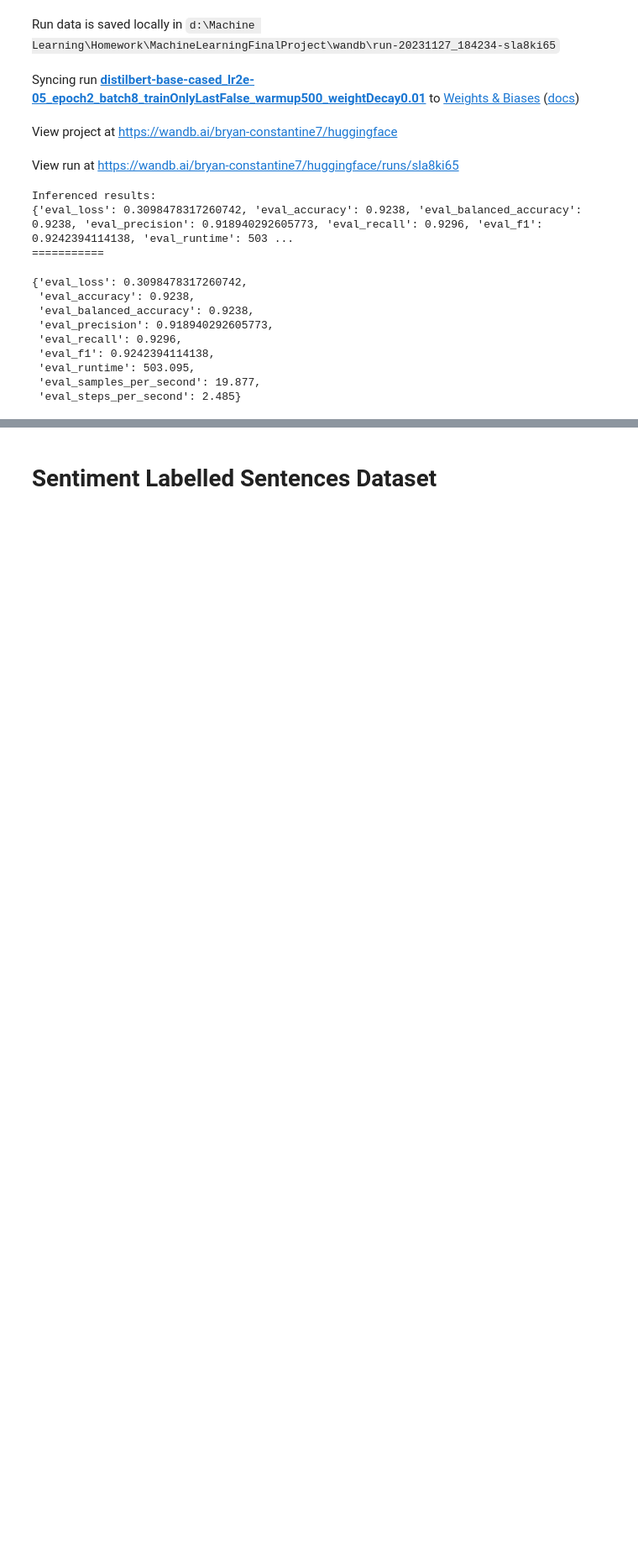
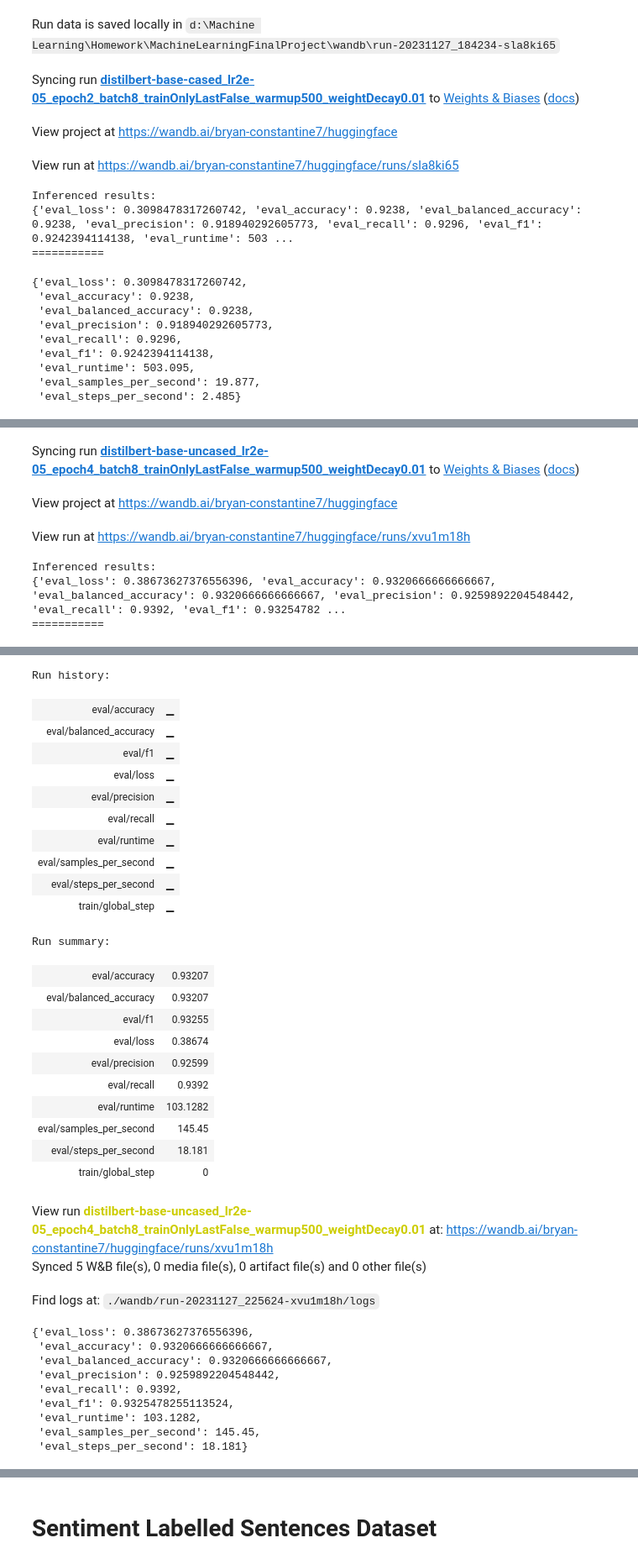
Before and after one commit to bconstantine/MachineLearningFinalProject, a Jupyter notebook: Bryan_EDA.ipynb, the cells around one changed output, grey strips where cells are left out. Shown at 84% size. Drawn from its saved outputs; the diff is of its cells as text; code cells hidden in the pictures; blank space fills up the shorter version.

```diff
--- a/Bryan_EDA.ipynb
+++ b/Bryan_EDA.ipynb
@@ -429,0 +430,8 @@ test_acl = pd.read_csv("aclimdb/test_heuristic.csv")
+# %%
+#use this to rename the first column if pandas can;t read the first column name
+if 'Unnamed: 0' in train_acl.columns:
+    print("entering")
+    train_acl=train_acl.rename({"Unnamed: 0" : "text"}, axis=1)
+if 'Unnamed: 0' in test_acl.columns:
+    print("entering")
+    test_acl=test_acl.rename({"Unnamed: 0" : "text"}, axis=1)
@@ -581,6 +592,12 @@ class QuickSentimentAnalysisFinetuningModel:
             path + "/"+ self.formulate_model_name() + "/", num_labels=2, id2label=self.id2label, label2id=self.label2id)
         self.tokenizer = AutoTokenizer.from_pretrained(
             path + "/"+ self.formulate_tokenizer_name() + "/", num_labels=2, id2label=self.id2label, label2id=self.label2id)
+    def load_checkpoints(self, path):
+        self.model_initialized = True
+        self.model = AutoModelForSequenceClassification.from_pretrained(
+            path +"/", num_labels=2, id2label=self.id2label, label2id=self.label2id)
+        self.tokenizer = AutoTokenizer.from_pretrained(
+            path + "/", num_labels=2, id2label=self.id2label, label2id=self.label2id)
     def initialize_model(self):
         self.model_initialized = True
         self.tokenizer = AutoTokenizer.from_pretrained(self.model_name)
@@ -651,6 +668,7 @@ class QuickSentimentAnalysisFinetuningModel:
         print("Inferenced results: ")
         print(predictions)
         print("===========")
+        wandb.finish()
         return predictions
     def train_model(self, train_df, val_df, test_df, text_column_name, label_column_name):
         if not self.model_initialized:
@@ -726,0 +752,3 @@ baseline_transformer_trial.save_models_and_tokenizer("Bryan_model_checkpoints/")
+# %%
+baseline_transformer_longertraining = QuickSentimentAnalysisFinetuningModel("distilbert-base-cased", learning_rate=2e-5, num_epochs=6, batch_size=8, metrics_for_best_model = "accuracy")
+baseline_transformer_longertraining.train_model(train_acl, val_acl, final_test_acl, "text", "integerLabel")
@@ -726,0 +797,3 @@ baseline_transformer_trial.save_models_and_tokenizer("Bryan_model_checkpoints/")
+# %%
+baseline_transformer_uncased = QuickSentimentAnalysisFinetuningModel("distilbert-base-uncased", learning_rate=2e-5, num_epochs=4, batch_size=8, metrics_for_best_model = "accuracy")
+baseline_transformer_uncased.train_model(train_acl, val_acl, final_test_acl, "text", "integerLabel")
@@ -726,0 +815,3 @@ baseline_transformer_trial.save_models_and_tokenizer("Bryan_model_checkpoints/")
+# %%
+baseline_transformer_uncased.inference_models(val_acl, "text", "integerLabel")
+# %% [output]
@@ -726,0 +820,6 @@ baseline_transformer_trial.save_models_and_tokenizer("Bryan_model_checkpoints/")
+Syncing run distilbert-base-uncased_lr2e-05_epoch4_batch8_trainOnlyLastFalse_warmup500_weightDecay0.01 to Weights & Biases (docs)
+View project at https://wandb.ai/bryan-constantine7/huggingface
+View run at https://wandb.ai/bryan-constantine7/huggingface/runs/xvu1m18h
+Inferenced results:
+{'eval_loss': 0.38673627376556396, 'eval_accuracy': 0.9320666666666667, 'eval_balanced_accuracy': 0.9320666666666667, 'eval_precision': 0.9259892204548442, 'eval_recall': 0.9392, 'eval_f1': 0.93254782 ...
+===========
@@ -726,0 +827,34 @@ baseline_transformer_trial.save_models_and_tokenizer("Bryan_model_checkpoints/")
+Run history:
+| eval/accuracy | ▁ |
+| eval/balanced_accuracy | ▁ |
+| eval/f1 | ▁ |
+| eval/loss | ▁ |
+| eval/precision | ▁ |
+| eval/recall | ▁ |
+| eval/runtime | ▁ |
+| eval/samples_per_second | ▁ |
+| eval/steps_per_second | ▁ |
+| train/global_step | ▁ |
+Run summary:
+| eval/accuracy | 0.93207 |
+| eval/balanced_accuracy | 0.93207 |
+| eval/f1 | 0.93255 |
+| eval/loss | 0.38674 |
+| eval/precision | 0.92599 |
+| eval/recall | 0.9392 |
+| eval/runtime | 103.1282 |
+| eval/samples_per_second | 145.45 |
+| eval/steps_per_second | 18.181 |
+| train/global_step | 0 |
+View run distilbert-base-uncased_lr2e-05_epoch4_batch8_trainOnlyLastFalse_warmup500_weightDecay0.01 at: https://wandb.ai/bryan-constantine7/huggingface/runs/xvu1m18h
+Synced 5 W&B file(s), 0 media file(s), 0 artifact file(s) and 0 other file(s)
+Find logs at: ./wandb/run-20231127_225624-xvu1m18h/logs
+{'eval_loss': 0.38673627376556396,
+ 'eval_accuracy': 0.9320666666666667,
+ 'eval_balanced_accuracy': 0.9320666666666667,
+ 'eval_precision': 0.9259892204548442,
+ 'eval_recall': 0.9392,
+ 'eval_f1': 0.9325478255113524,
+ 'eval_runtime': 103.1282,
+ 'eval_samples_per_second': 145.45,
+ 'eval_steps_per_second': 18.181}
```
Also changed, not shown: parts of 21 cells of this notebook.
